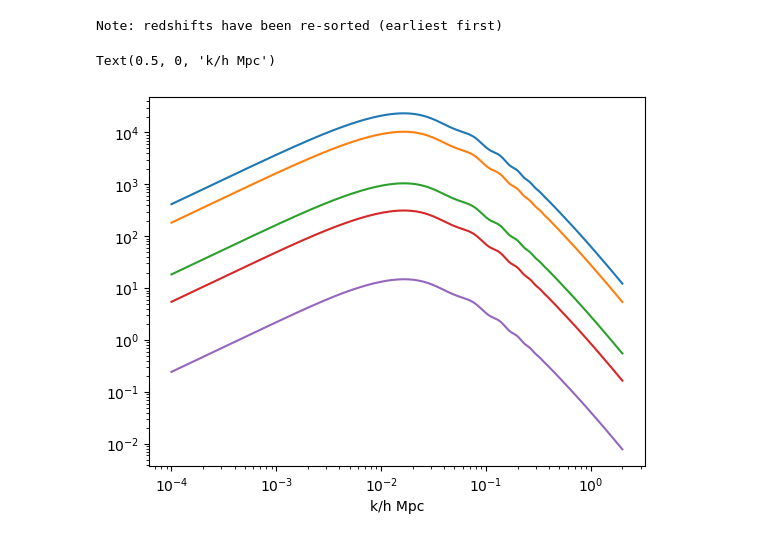
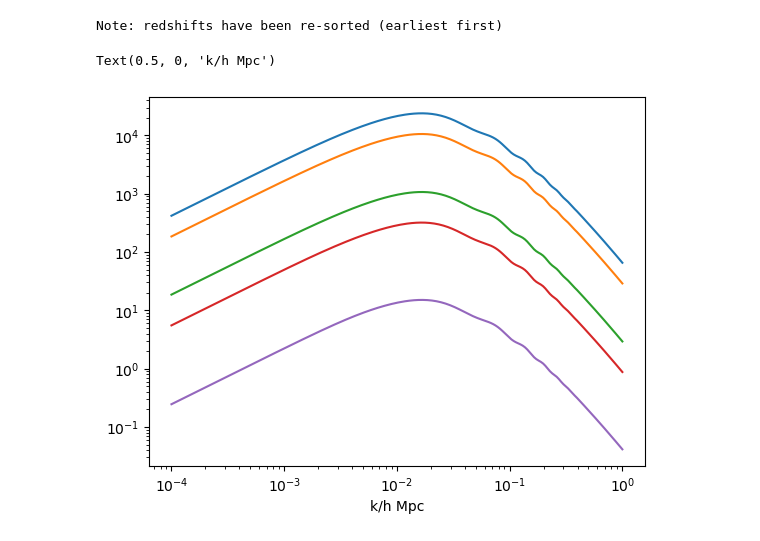
Before and after one commit to danielarebennett/Tarea-2, a Jupyter notebook: T2 P6 a).ipynb, the cells around one changed output. Saved outputs shown, nothing was run; the diff lists cells and outputs as text; code cells hidden in the pictures.

```diff
--- a/T2 P6 a).ipynb
+++ b/T2 P6 a).ipynb
@@ -23,5 +23,6 @@ kh, z, pk = results.get_matter_power_spectrum(minkh=1e-4, maxkh=2, npoints=200)
 # %%
 for i, (redshift) in enumerate(zip(z)):
-    plt.loglog(kh, pk[i, :])
+    plt.loglog(kh1, pk1[i, :])
 plt.xlabel('k/h Mpc')
+plt.ylabel('Power Spectrum')
 # %% [output]
@@ -30,17 +31,17 @@ Text(0.5, 0, 'k/h Mpc')
 # %%
-pars = camb.CAMBparams();
-pars.set_cosmology(H0=H0, ombh2=omega_bh2, omch2=omega_ch2, mnu=0.0, omk=0);
-pars.set_matter_power(redshifts=[0.0,0.8, 5,10,50], kmax=4.0);
+pars2 = camb.CAMBparams();
+pars2.set_cosmology(H0=H0, ombh2=omega_bh2, omch2=omega_ch2, mnu=0.0, omk=0);
+pars2.set_matter_power(redshifts=[0.0,0.8, 5,10,50], kmax=4.0);
 # %% [output]
 Note: redshifts have been re-sorted (earliest first)
 # %%
-results = camb.get_results(pars);
+results2 = camb.get_results(pars2);
 # %%
-kh, z, pk = results.get_matter_power_spectrum(minkh=1e-4, maxkh=2, npoints=200)
+kh2, z2, pk2 = results2.get_matter_power_spectrum(minkh=1e-4, maxkh=1, npoints=200)
 # %%
 for i, (redshift) in enumerate(zip(z)):
-    plt.loglog(kh, pk[i, :])
+    plt.loglog(kh2, pk2[i, :])
 plt.xlabel('k/h Mpc')
 # %% [output]
 Text(0.5, 0, 'k/h Mpc')
-[figure, old version]
+[figure, new version]
```
Also changed, not shown: parts of 5 cells of this notebook.
